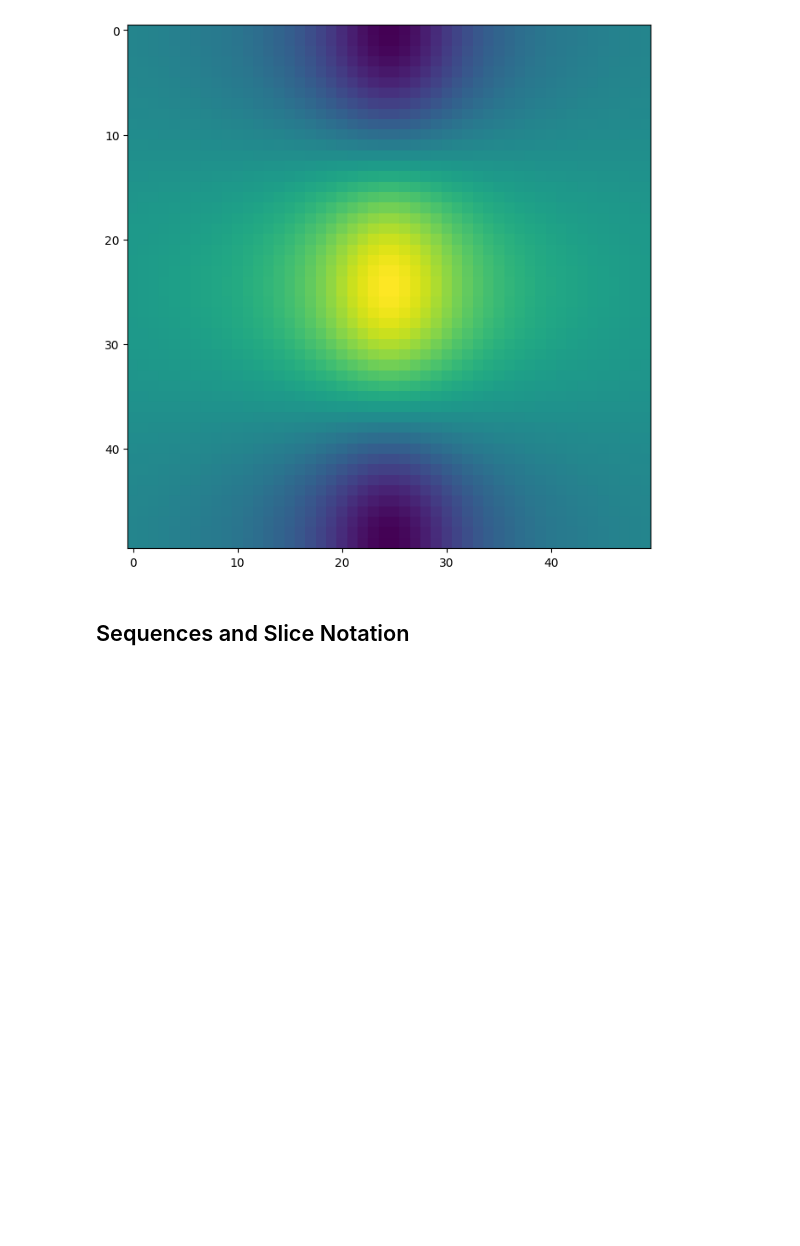
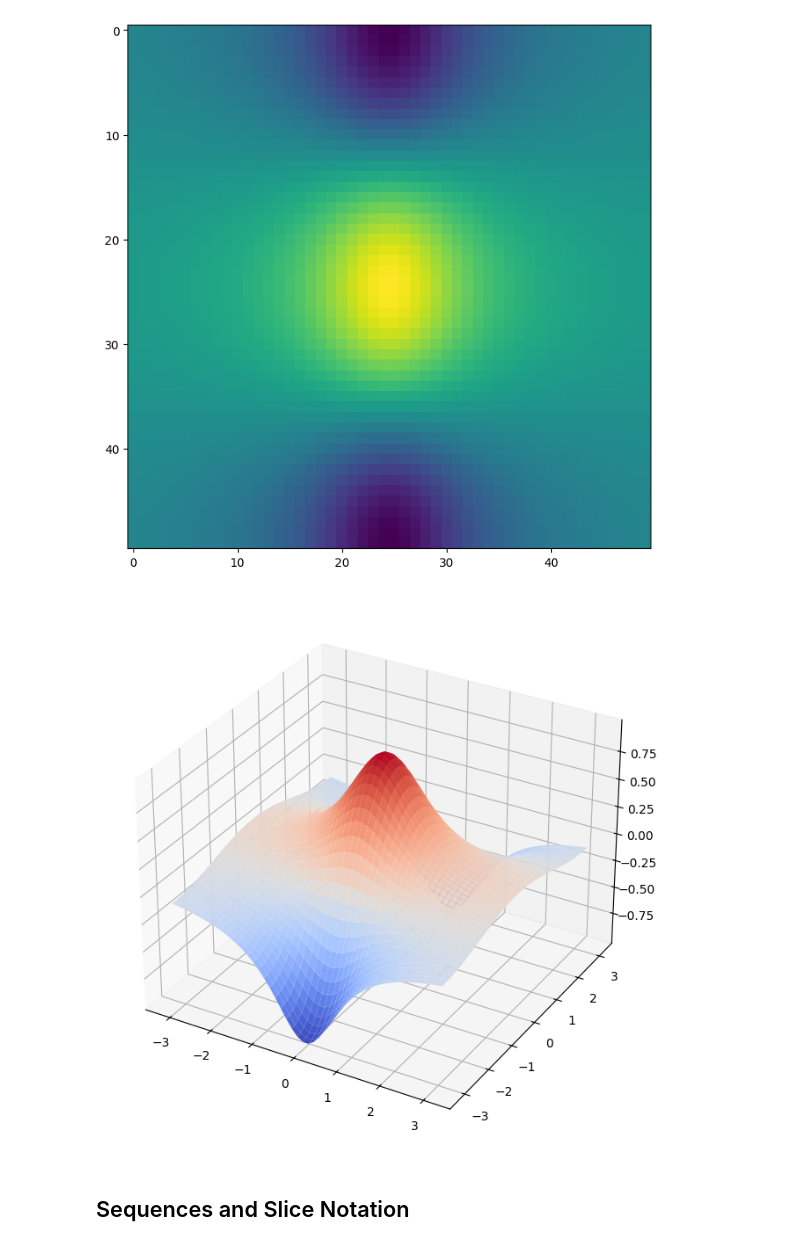
Before and after one commit to NietzscheDostoevsky/Machine_Learning, a Jupyter notebook: ISL_Python/Code/ISLP_labs-stable/Ch02-statlearn-lab.ipynb, the cells around one changed output. Drawn from its saved outputs; the diff is of its cells as text; code cells hidden in the pictures; blank space fills up the shorter version.

```diff
--- a/ISL_Python/Code/ISLP_labs-stable/Ch02-statlearn-lab.ipynb
+++ b/ISL_Python/Code/ISLP_labs-stable/Ch02-statlearn-lab.ipynb
@@ -650,6 +687,23 @@ fig, ax = subplots(figsize=(8, 8))
 ax.imshow(f);
 # %% [output]
 [figure]
+# %%
+from mpl_toolkits.mplot3d import Axes3D
+import numpy as np
+import matplotlib.pyplot as plt
+
+x = np.linspace(-np.pi, np.pi, 50)
+y = np.linspace(-np.pi, np.pi, 50)
+X, Y = np.meshgrid(x, y)
+Z = np.cos(Y) * (1 / (1 + X**2))
+
+fig = plt.figure(figsize=(8, 8))
+ax = fig.add_subplot(111, projection='3d')
+ax.plot_surface(X, Y, Z, cmap='coolwarm')
+
+plt.show()
+# %% [output]
+[figure, added]
 # %% [markdown]
 ## Sequences and Slice Notation
 # %% [markdown]
```
Also changed, not shown: parts of 66 cells of this notebook.
